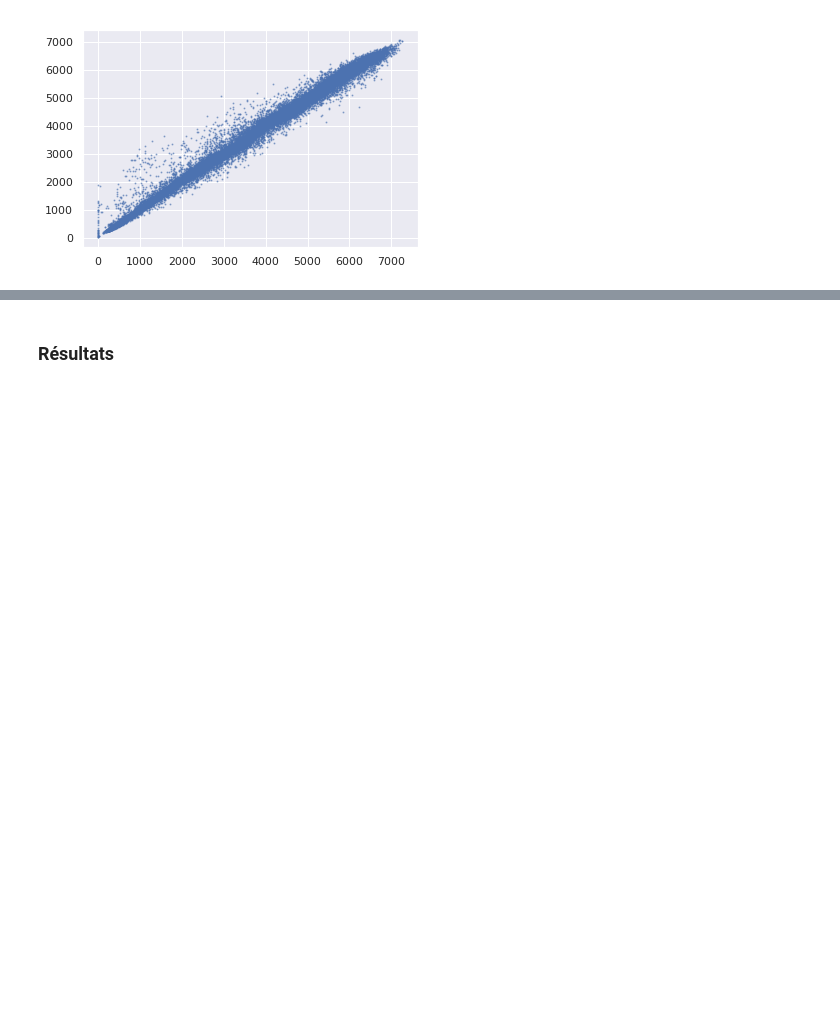
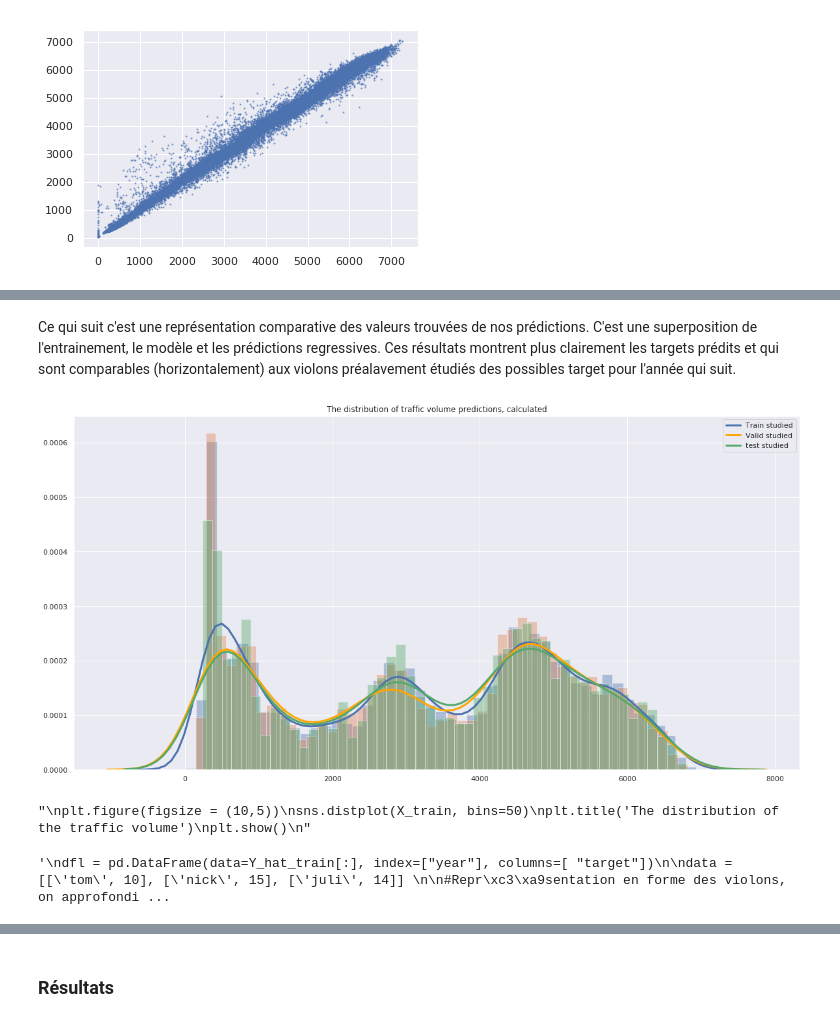
Before and after one commit to UrsulaAlcantara/Segway, a Jupyter notebook: starting_kit/README_visualization_02-03.ipynb, the cells around one changed output, grey strips where cells are left out. Saved outputs shown, nothing was run; the diff lists cells and outputs as text; code cells hidden in the pictures; blank space fills up the shorter version.

```diff
--- a/starting_kit/README_visualization_02-03.ipynb
+++ b/starting_kit/README_visualization_02-03.ipynb
@@ -309,0 +376,41 @@ la plupart des points sont concentrés sur la bissectrice de notre graphe, ce qu
+# %% [markdown]
+Ce qui suit c'est une représentation comparative des valeurs trouvées de nos prédictions. C'est une superposition de l'entrainement, le modèle et les prédictions regressives.
+Ces résultats montrent plus clairement les targets prédits et qui sont comparables (horizontalement) aux violons préalavement étudiés des possibles target pour l'année qui suit.
+# %%
+plt.figure(figsize = (20,10))
+sns.distplot(Y_hat_train, bins=50,kde_kws={"color": "b", "lw": 3, "label": "Train studied"})
+sns.distplot(Y_hat_valid, bins=50,kde_kws={"color": "orange", "lw": 3, "label": "Valid studied"})
+sns.distplot(Y_hat_test, bins=50,kde_kws={"color": "g", "lw": 3, "label": "test studied"})
+plt.title('The distribution of traffic volume predictions, calculated')
+plt.show()
+"""
+plt.figure(figsize = (10,5))
+sns.distplot(X_train, bins=50)
+plt.title('The distribution of the traffic volume')
+plt.show()
+"""
+# %% [output]
+[figure, added]
+"\nplt.figure(figsize = (10,5))\nsns.distplot(X_train, bins=50)\nplt.title('The distribution of the traffic volume')\nplt.show()\n"
+# %%
+"""import pandas as pd
+plt.figure(figsize = (20,10))
+sns.distplot(Y_hat_train, bins=50,kde_kws={"color": "b", "lw": 3, "label": "Train studied"})
+sns.distplot(Y_hat_valid, bins=50,kde_kws={"color": "orange", "lw": 3, "label": "Valid studied"})
+plt.title('The distribution of traffic volume predictions')
+plt.show()
+fig = plt.figure(figsize=(20,20))"""
+"""
+dfl = pd.DataFrame(data=Y_hat_train[:], index=["year"], columns=[ "target"])
+
+data = [['tom', 10], ['nick', 15], ['juli', 14]]
+
+#Représentation en forme des violons, on approfondit sur la quantité de traffic pendant l'année
+fig.subplots_adjust(hspace = 0.5)
+plt.subplot(313)
+sns.violinplot('year','target', data= dfl)
+plt.title('Violinplot of the traffic volume according to the year')
+"""
+##TEST
+# %% [output]
+'\ndfl = pd.DataFrame(data=Y_hat_train[:], index=["year"], columns=[ "target"])\n\ndata = [[\'tom\', 10], [\'nick\', 15], [\'juli\', 14]] \n\n#Repr\xc3\xa9sentation en forme des violons, on approfondi ...
```
Also changed, not shown: parts of 17 cells of this notebook.
